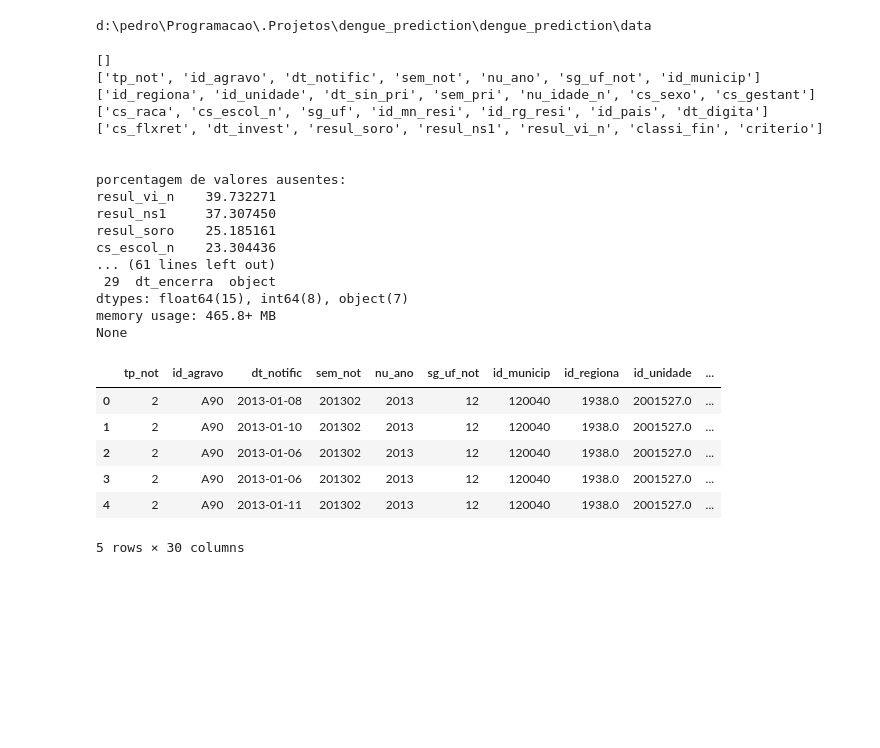
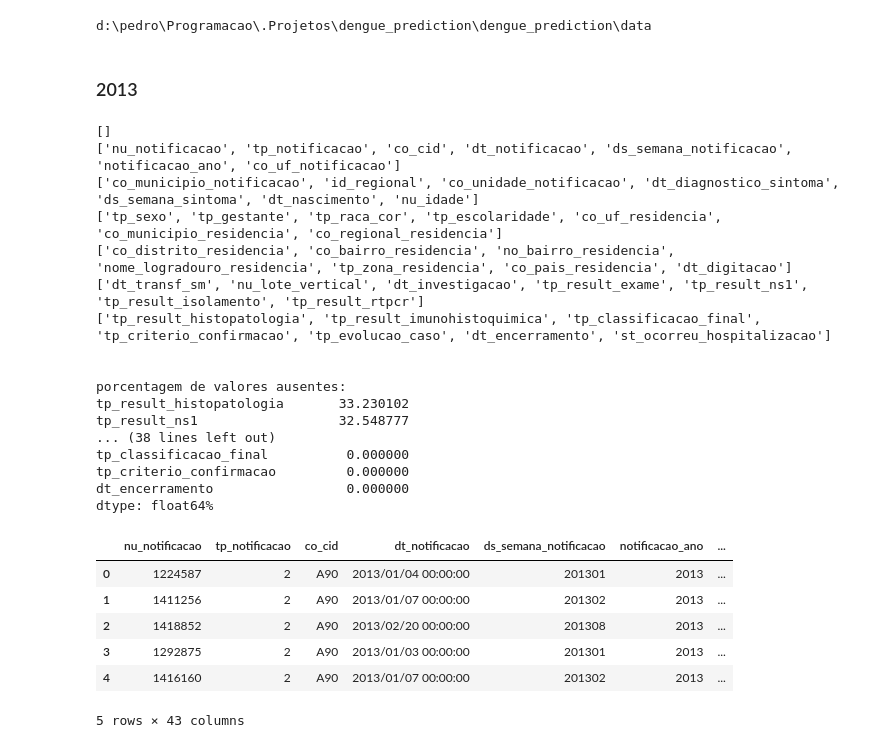
Before and after one commit to PedrocsGalindo/dengue_prediction, a Jupyter notebook: dengue_prediction/notebooks/data_vizualisation/casos-de-dengue.ipynb, the cells around one changed output. Saved outputs shown, nothing was run; the diff lists cells and outputs as text; code cells hidden in the pictures; blank space fills up the shorter version.

```diff
--- a/dengue_prediction/notebooks/data_vizualisation/casos-de-dengue.ipynb
+++ b/dengue_prediction/notebooks/data_vizualisation/casos-de-dengue.ipynb
@@ -48,35 +47,43 @@ cs_dengue_2013 = pd.read_csv(dengue_dir / "casos-de-dengue-em-2013.csv", sep=","
+# %%
+def prep_show(df):
+    # remove coluns with more than 40% missing values
+    df = df.loc[
+        :, df.isnull().mean() < 0.4
+    ]
+    df.columns = [normalize_column(col) for col in df.columns]
+
+    show_columns(df=df)
+    print(f"porcentagem de valores ausentes:\n{(df.isnull().mean() * 100).sort_values(ascending=False)}%")
+    return df
+# %% [markdown]
+### 2013
 # %%
-# remove coluns with more than 40% missing values
-cs_dengue_2013 = cs_dengue_2013.loc[
-    :, cs_dengue_2013.isnull().mean() < 0.4
-]
-cs_dengue_2013.columns = [normalize_column(col) for col in cs_dengue_2013.columns]
-
-show_columns(df=cs_dengue_2013)
-print(f"porcentagem de valores ausentes:\n{(cs_dengue_2013.isnull().mean() * 100).sort_values(ascending=False)}%")
-cs_dengue_2013.head()
+dengue_dir = source_data_dir / "dengue_data/Recife"
+df_2013 = pd.read_csv(dengue_dir / "casos-de-dengue-2013.csv", sep=";")
+df_2013 = prep_show(df_2013)
+df_2013.head()
 # %% [output]
 []
-['tp_not', 'id_agravo', 'dt_notific', 'sem_not', 'nu_ano', 'sg_uf_not', 'id_municip']
-['id_regiona', 'id_unidade', 'dt_sin_pri', 'sem_pri', 'nu_idade_n', 'cs_sexo', 'cs_gestant']
-['cs_raca', 'cs_escol_n', 'sg_uf', 'id_mn_resi', 'id_rg_resi', 'id_pais', 'dt_digita']
-['cs_flxret', 'dt_invest', 'resul_soro', 'resul_ns1', 'resul_vi_n', 'classi_fin', 'criterio']
+['nu_notificacao', 'tp_notificacao', 'co_cid', 'dt_notificacao', 'ds_semana_notificacao', 'notificacao_ano', 'co_uf_notificacao']
+['co_municipio_notificacao', 'id_regional', 'co_unidade_notificacao', 'dt_diagnostico_sintoma', 'ds_semana_sintoma', 'dt_nascimento', 'nu_idade']
+['tp_sexo', 'tp_gestante', 'tp_raca_cor', 'tp_escolaridade', 'co_uf_residencia', 'co_municipio_residencia', 'co_regional_residencia']
+['co_distrito_residencia', 'co_bairro_residencia', 'no_bairro_residencia', 'nome_logradouro_residencia', 'tp_zona_residencia', 'co_pais_residencia', 'dt_digitacao']
+['dt_transf_sm', 'nu_lote_vertical', 'dt_investigacao', 'tp_result_exame', 'tp_result_ns1', 'tp_result_isolamento', 'tp_result_rtpcr']
+['tp_result_histopatologia', 'tp_result_imunohistoquimica', 'tp_classificacao_final', 'tp_criterio_confirmacao', 'tp_evolucao_caso', 'dt_encerramento', 'st_ocorreu_hospitalizacao']
 
 
 porcentagem de valores ausentes:
-resul_vi_n    39.732271
-resul_ns1     37.307450
-resul_soro    25.185161
-cs_escol_n    23.304436
-... (61 lines left out)
- 29  dt_encerra  object
-dtypes: float64(15), int64(8), object(7)
-memory usage: 465.8+ MB
-None
+tp_result_histopatologia       33.230102
+tp_result_ns1                  32.548777
+... (38 lines left out)
+tp_classificacao_final          0.000000
+tp_criterio_confirmacao         0.000000
+dt_encerramento                 0.000000
+dtype: float64%
-|  | tp_not | id_agravo | dt_notific | sem_not | nu_ano | sg_uf_not | id_municip | id_regiona | id_unidade | ... |
-| 0 | 2 | A90 | 2013-01-08 | 201302 | 2013 | 12 | 120040 | 1938.0 | 2001527.0 | ... |
-| 1 | 2 | A90 | 2013-01-10 | 201302 | 2013 | 12 | 120040 | 1938.0 | 2001527.0 | ... |
-| 2 | 2 | A90 | 2013-01-06 | 201302 | 2013 | 12 | 120040 | 1938.0 | 2001527.0 | ... |
-| 3 | 2 | A90 | 2013-01-06 | 201302 | 2013 | 12 | 120040 | 1938.0 | 2001527.0 | ... |
-| 4 | 2 | A90 | 2013-01-11 | 201302 | 2013 | 12 | 120040 | 1938.0 | 2001527.0 | ... |
+|  | nu_notificacao | tp_notificacao | co_cid | dt_notificacao | ds_semana_notificacao | notificacao_ano | ... |
+| 0 | 1224587 | 2 | A90 | 2013/01/04 00:00:00 | 201301 | 2013 | ... |
+| 1 | 1411256 | 2 | A90 | 2013/01/07 00:00:00 | 201302 | 2013 | ... |
+| 2 | 1418852 | 2 | A90 | 2013/02/20 00:00:00 | 201308 | 2013 | ... |
+| 3 | 1292875 | 2 | A90 | 2013/01/03 00:00:00 | 201301 | 2013 | ... |
+| 4 | 1416160 | 2 | A90 | 2013/01/07 00:00:00 | 201302 | 2013 | ... |
-5 rows × 30 columns
+5 rows × 43 columns
```
Also changed, not shown: parts of 19 cells of this notebook, 8 other files.
